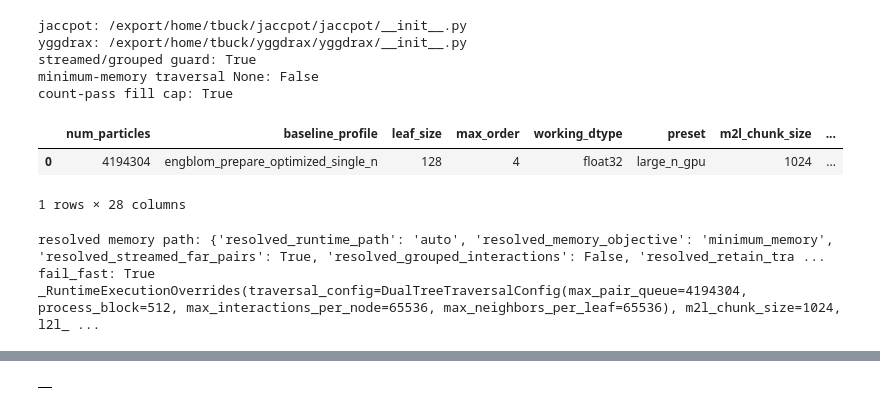
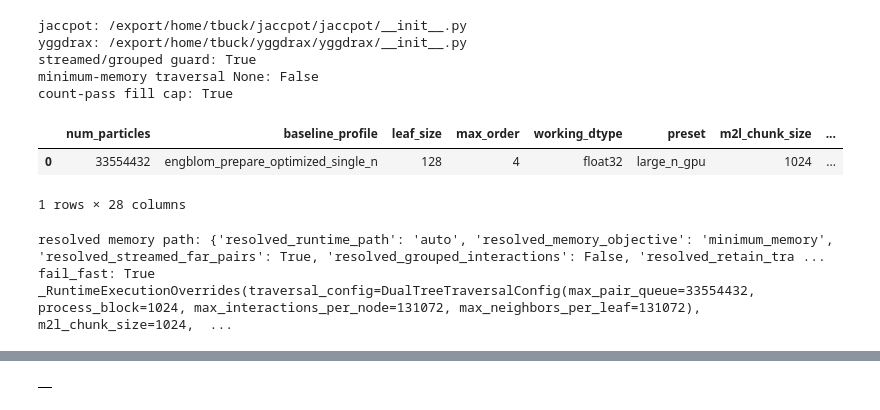
Before and after one commit to TobiBu/jaccpot, a Jupyter notebook: examples/benchmark_gpu_single_n_memory.ipynb, the cells around one changed output, grey strips where cells are left out. Cells and saved outputs as stored; diff of their text form; code cells hidden in the pictures.

Commit message:
Update large-N notebooks for small-GPU validation

```diff
--- a/examples/benchmark_gpu_single_n_memory.ipynb
+++ b/examples/benchmark_gpu_single_n_memory.ipynb
@@ -170,7 +170,7 @@ minimum-memory traversal None: False
 count-pass fill cap: True
 # %%
 # Single-N configuration.
-num_particles = 4194304 #16777216 #524288 #131072 #262_144
+num_particles = 25165824 #33554432 #16777216 #4194304 #16777216 #524288 #131072 #262_144
 leaf_size = 128 #64
 max_order = 4
 softening = 1e-3
@@ -187,10 +187,10 @@ peak_poll_interval_s = 0.02
 write_jax_memory_profiles = True
 compile_analysis_enabled = False
 component_peak_enabled = False
-memory_sweep_enabled = True
+memory_sweep_enabled = False
 prepare_analysis_enabled = True
-prepare_peak_compare_enabled = True
-prepare_stage_memory_split_enabled = True
+prepare_peak_compare_enabled = False
+prepare_stage_memory_split_enabled = False
 memory_sweep_m2l_chunks = [1024, 512, 256]
 memory_sweep_nearfield_chunks = [64, 128]
 mac_compare_enabled = False
@@ -444,34 +444,34 @@ config_df = pd.DataFrame(
             "working_dtype": str(jnp.dtype(working_dtype)),
             "preset": "large_n_gpu",
             "m2l_chunk_size": memory_first_advanced.farfield.m2l_chunk_size,
             "nearfield_edge_chunk_size": memory_first_advanced.nearfield.edge_chunk_size,
             "memory_objective": str(memory_first_advanced.runtime.memory_objective),
             "baseline_max_pair_queue": int(baseline_traversal_cfg["max_pair_queue"]),
             "baseline_process_block": int(baseline_traversal_cfg["process_block"]),
             "baseline_max_interactions_per_node": int(baseline_traversal_cfg["max_interactions_per_node"]),
             "baseline_max_neighbors_per_leaf": int(baseline_traversal_cfg["max_neighbors_per_leaf"]),
             "fail_fast": bool(memory_first_advanced.runtime.fail_fast),
             "evaluate_jit_traversal": bool(evaluate_jit_traversal),
             "disable_jit_for_large_n": bool(disable_jit_for_large_n),
             "peak_poll_interval_s": peak_poll_interval_s,
             "write_jax_memory_profiles": bool(write_jax_memory_profiles),
             "compile_analysis_enabled": bool(compile_analysis_enabled),
             "component_peak_enabled": bool(component_peak_enabled),
             "nvidia_smi_physical_gpu_index": NVIDIA_SMI_GPU_INDEX,
             "memory_sweep_enabled": bool(memory_sweep_enabled),
             "prepare_analysis_enabled": bool(prepare_analysis_enabled),
             "prepare_peak_compare_enabled": bool(prepare_peak_compare_enabled),
             "prepare_stage_memory_split_enabled": bool(prepare_stage_memory_split_enabled),
             "mac_compare_enabled": bool(mac_compare_enabled),
             "mac_compare_types": ",".join(str(v) for v in mac_compare_types),
             "mac_compare_warmup": int(mac_compare_warmup),
         }
     ]
 )
 config_df
 # %% [output]
 |  | num_particles | baseline_profile | leaf_size | max_order | working_dtype | preset | m2l_chunk_size | ... |
-| 0 | 4194304 | engblom_prepare_optimized_single_n | 128 | 4 | float32 | large_n_gpu | 1024 | ... |
+| 0 | 33554432 | engblom_prepare_optimized_single_n | 128 | 4 | float32 | large_n_gpu | 1024 | ... |
 1 rows × 28 columns
 # %%
 fmm = FastMultipoleMethod(**fmm_kwargs)
@@ -481,7 +481,7 @@ print(fmm._impl._resolve_runtime_execution_overrides(num_particles=int(num_parti
 # %% [output]
 resolved memory path: {'resolved_runtime_path': 'auto', 'resolved_memory_objective': 'minimum_memory', 'resolved_streamed_far_pairs': True, 'resolved_grouped_interactions': False, 'resolved_retain_tra ...
 fail_fast: True
-_RuntimeExecutionOverrides(traversal_config=DualTreeTraversalConfig(max_pair_queue=4194304, process_block=512, max_interactions_per_node=65536, max_neighbors_per_leaf=65536), m2l_chunk_size=1024, l2l_ ...
+_RuntimeExecutionOverrides(traversal_config=DualTreeTraversalConfig(max_pair_queue=33554432, process_block=1024, max_interactions_per_node=131072, max_neighbors_per_leaf=131072), m2l_chunk_size=1024,  ...
 # %%
 compile_analysis_enabled = bool(compile_analysis_enabled)
 component_peak_enabled = bool(component_peak_enabled)
```
Also changed, not shown: parts of 9 cells of this notebook, 2 other files.
